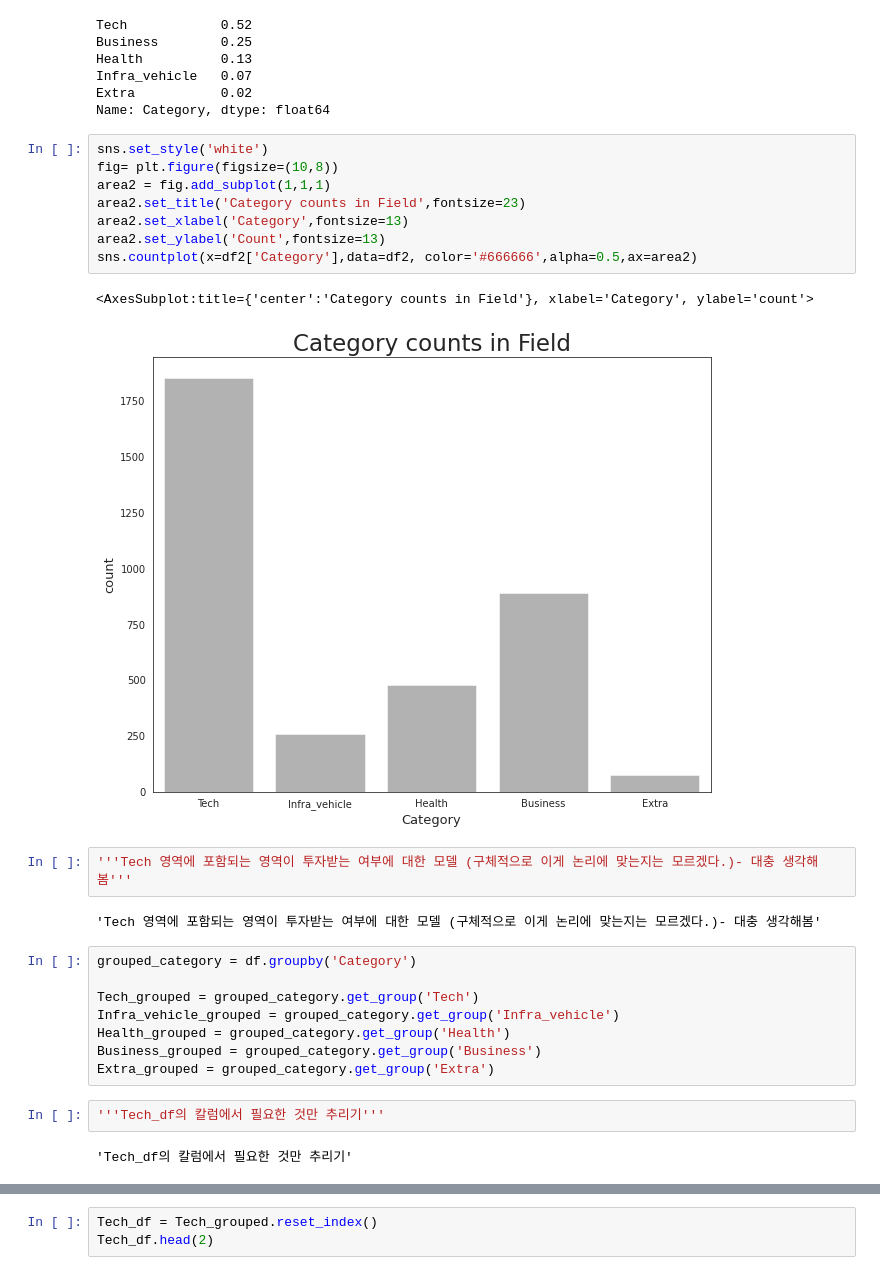
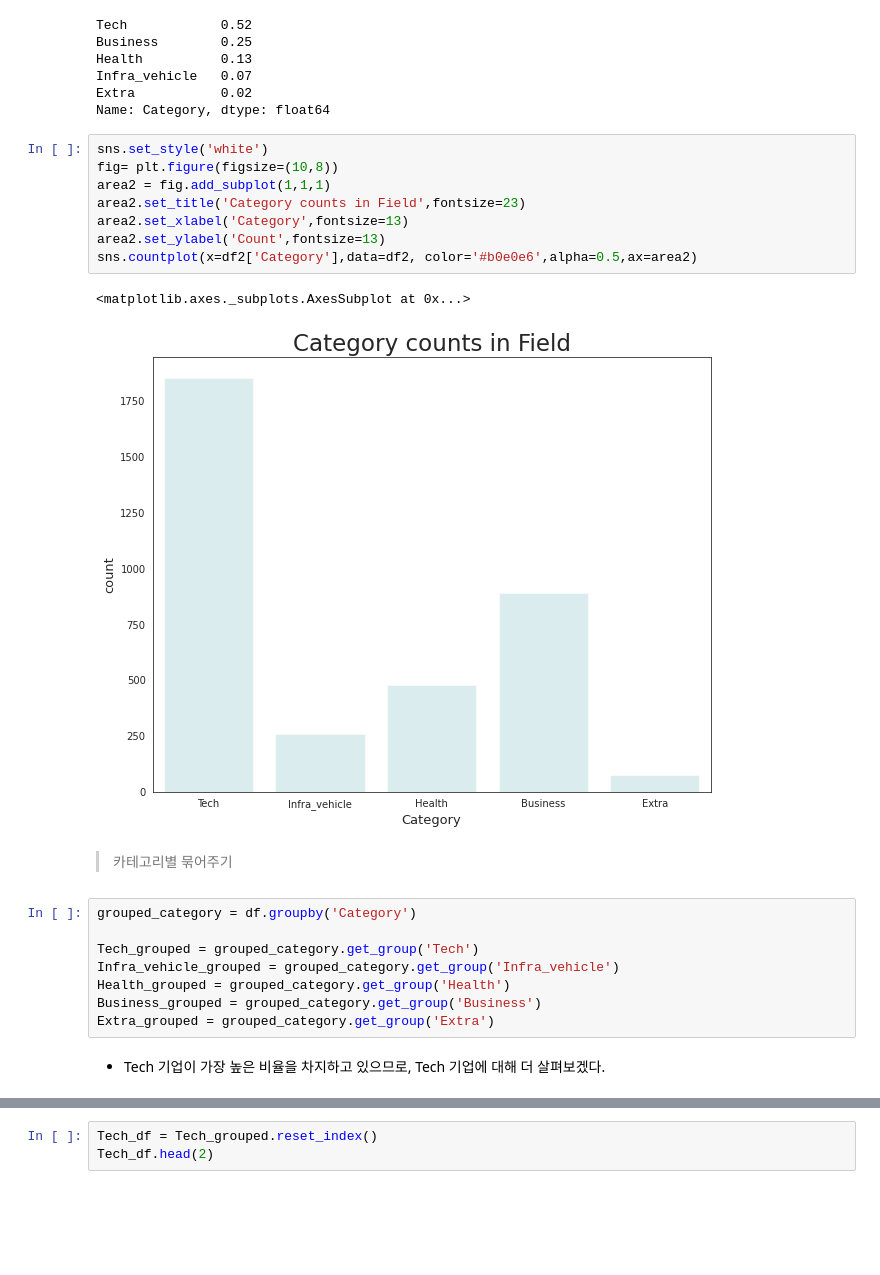
Before and after one commit to MinsooKwak/Project, a Jupyter notebook: Project2_Day2_V3.ipynb, the cells around one changed output, grey strips where cells are left out. Saved outputs shown, nothing was run; the diff lists cells and outputs as text; blank space fills up the shorter version.

```diff
--- a/Project2_Day2_V3.ipynb
+++ b/Project2_Day2_V3.ipynb
@@ -659,18 +656,18 @@ Name: Category, dtype: float64
 # %%
 sns.set_style('white')
 fig= plt.figure(figsize=(10,8))
 area2 = fig.add_subplot(1,1,1)
 area2.set_title('Category counts in Field',fontsize=23)
 area2.set_xlabel('Category',fontsize=13)
 area2.set_ylabel('Count',fontsize=13)
-sns.countplot(x=df2['Category'],data=df2, color='#666666',alpha=0.5,ax=area2)
+sns.countplot(x=df2['Category'],data=df2, color='#b0e0e6',alpha=0.5,ax=area2)
 # %% [output]
-<AxesSubplot:title={'center':'Category counts in Field'}, xlabel='Category', ylabel='count'>
+<matplotlib.axes._subplots.AxesSubplot at 0x...>
-[figure, old version]
+[figure, new version]
-# %%
-'''Tech 영역에 포함되는 영역이 투자받는 여부에 대한 모델 (구체적으로 이게 논리에 맞는지는 모르겠다.)- 대충 생각해봄'''
-# %% [output]
-'Tech 영역에 포함되는 영역이 투자받는 여부에 대한 모델 (구체적으로 이게 논리에 맞는지는 모르겠다.)- 대충 생각해봄'
+# %% [markdown]
+
+
+> 카테고리별 묶어주기
 # %%
 grouped_category = df.groupby('Category')
 
@@ -679,7 +676,7 @@ Infra_vehicle_grouped = grouped_category.get_group('Infra_vehicle')
 Health_grouped = grouped_category.get_group('Health')
 Business_grouped = grouped_category.get_group('Business')
 Extra_grouped = grouped_category.get_group('Extra')
-# %%
-'''Tech_df의 칼럼에서 필요한 것만 추리기'''
-# %% [output]
-'Tech_df의 칼럼에서 필요한 것만 추리기'
+# %% [markdown]
+
+
+*   Tech 기업이 가장 높은 비율을 차지하고 있으므로, Tech 기업에 대해 더 살펴보겠다.
```
Also changed, not shown: parts of 146 cells of this notebook.
